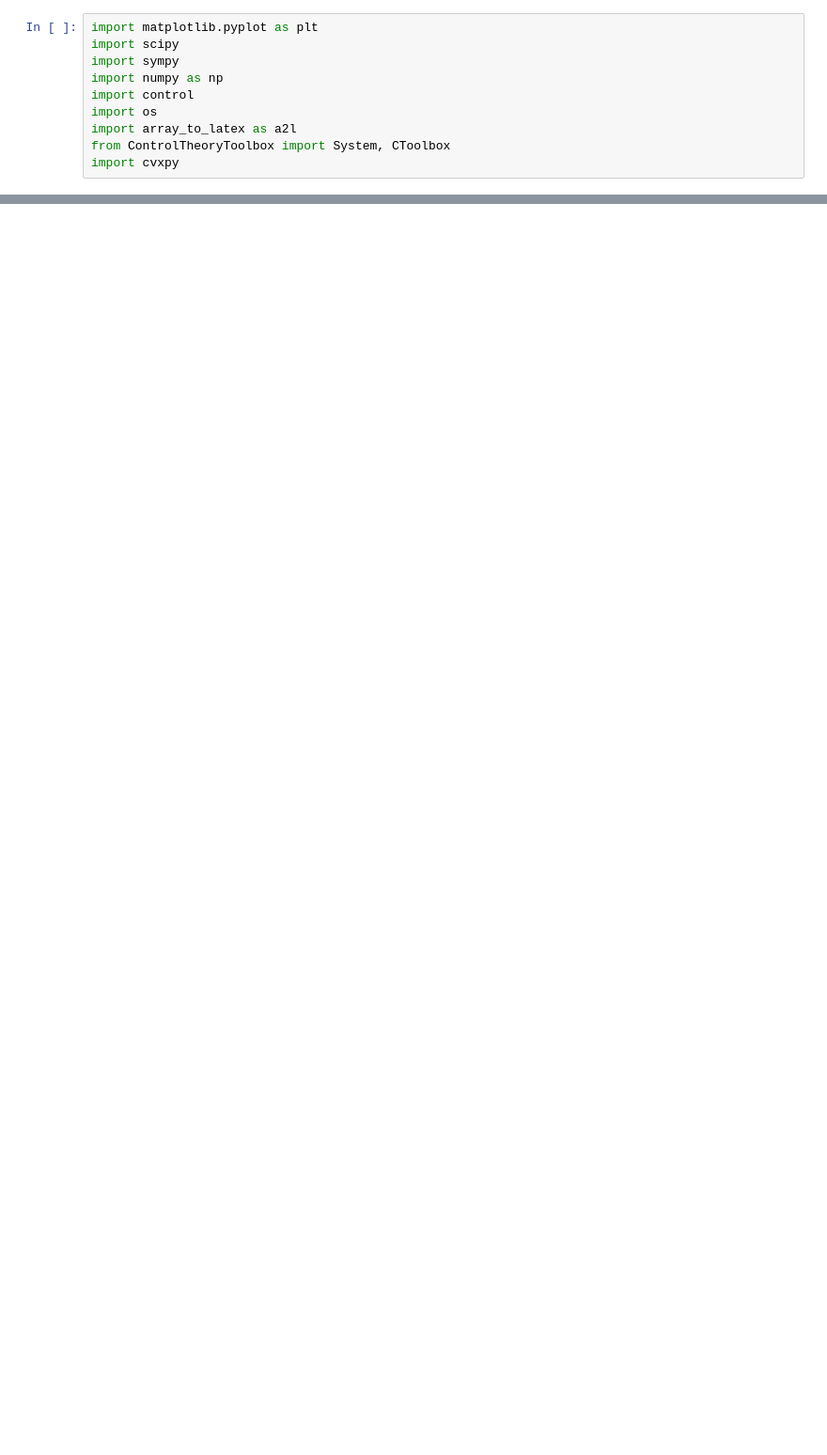
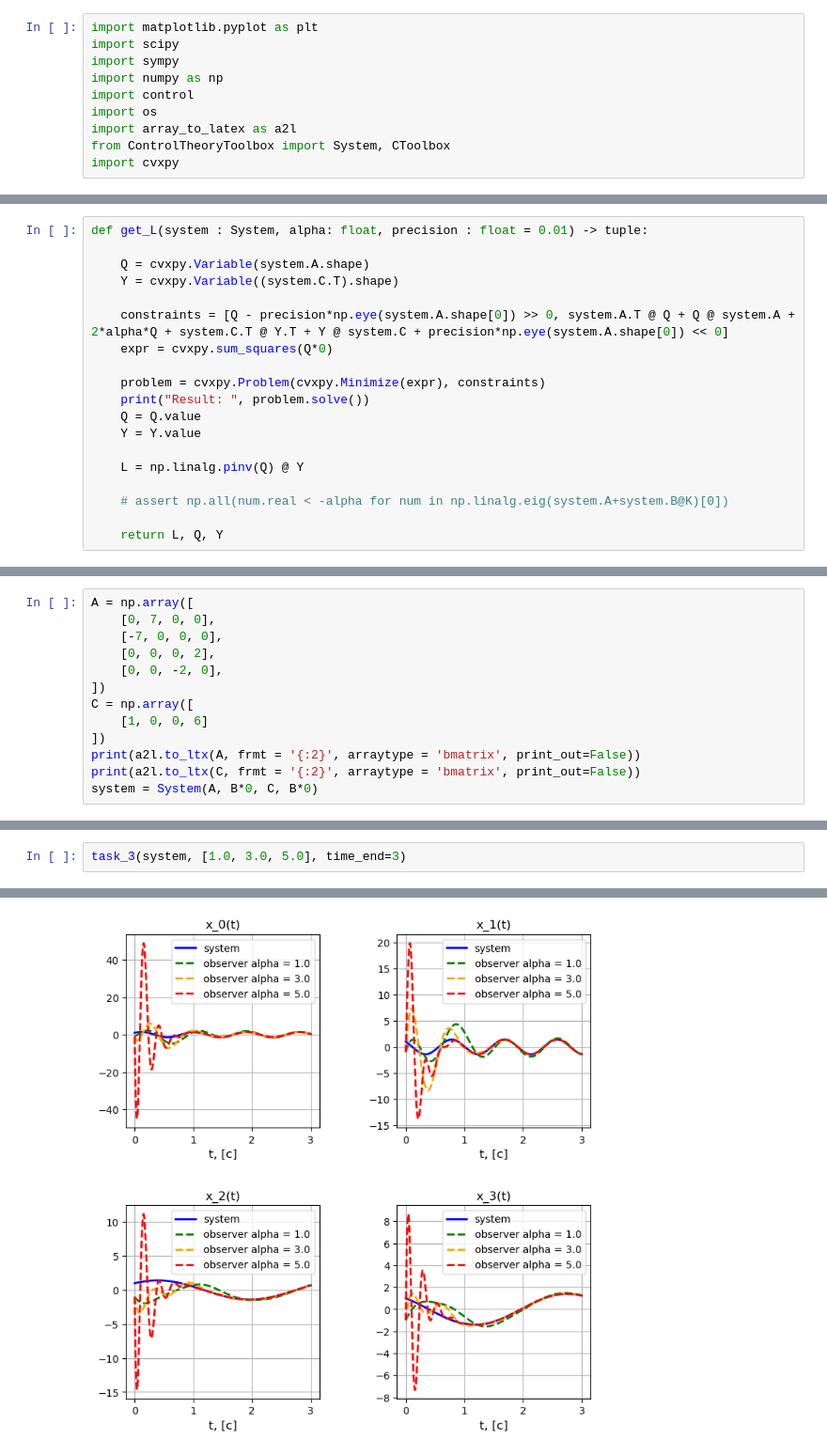
Before and after one commit to StriderOne/control-theory-labs, a Jupyter notebook: lab9/lab9.ipynb, the cells around one changed output, grey strips where cells are left out. Shown at 94% size. Saved outputs shown, nothing was run; the diff lists cells and outputs as text; blank space fills up the shorter version.

```diff
--- a/lab9/lab9.ipynb
+++ b/lab9/lab9.ipynb
@@ -57,0 +279,19 @@ array([-1.86041546+1.14575611j, -1.86041546-1.14575611j])
+# %%
+def get_L(system : System, alpha: float, precision : float = 0.01) -> tuple:
+
+    Q = cvxpy.Variable(system.A.shape)
+    Y = cvxpy.Variable((system.C.T).shape)
+
+    constraints = [Q - precision*np.eye(system.A.shape[0]) >> 0, system.A.T @ Q + Q @ system.A + 2*alpha*Q + system.C.T @ Y.T + Y @ system.C + precision*np.eye(system.A.shape[0]) << 0]
+    expr = cvxpy.sum_squares(Q*0)
+
+    problem = cvxpy.Problem(cvxpy.Minimize(expr), constraints)
+    print("Result: ", problem.solve())
+    Q = Q.value
+    Y = Y.value
+
+    L = np.linalg.pinv(Q) @ Y
+
+    # assert np.all(num.real < -alpha for num in np.linalg.eig(system.A+system.B@K)[0])
+
+    return L, Q, Y
@@ -57,0 +350,13 @@ array([-1.86041546+1.14575611j, -1.86041546-1.14575611j])
+# %%
+A = np.array([
+    [0, 7, 0, 0],
+    [-7, 0, 0, 0],
+    [0, 0, 0, 2],
+    [0, 0, -2, 0],
+])
+C = np.array([
+    [1, 0, 0, 6]
+])
+print(a2l.to_ltx(A, frmt = '{:2}', arraytype = 'bmatrix', print_out=False))
+print(a2l.to_ltx(C, frmt = '{:2}', arraytype = 'bmatrix', print_out=False))
+system = System(A, B*0, C, B*0)
@@ -57,0 +373,3 @@ array([-1.86041546+1.14575611j, -1.86041546-1.14575611j])
+# %%
+task_3(system, [1.0, 3.0, 5.0], time_end=3)
+# %% [output]
@@ -57,0 +393 @@ array([-1.86041546+1.14575611j, -1.86041546-1.14575611j])
+[figure, added]
```
Also changed, not shown: parts of 19 cells of this notebook, 3 other files.
